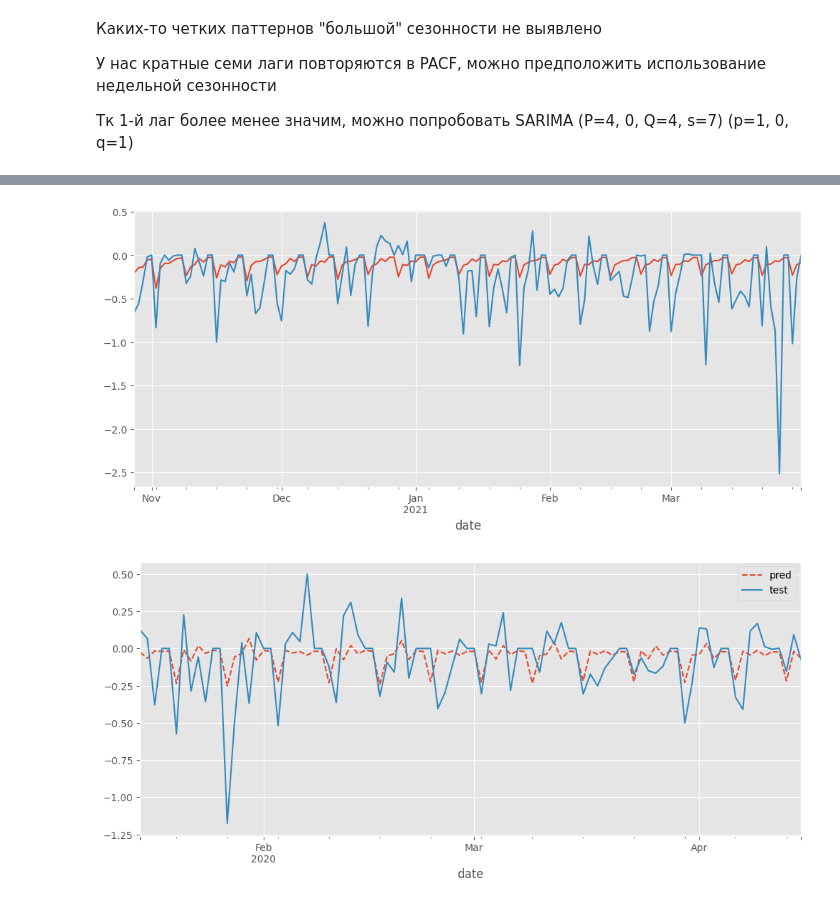
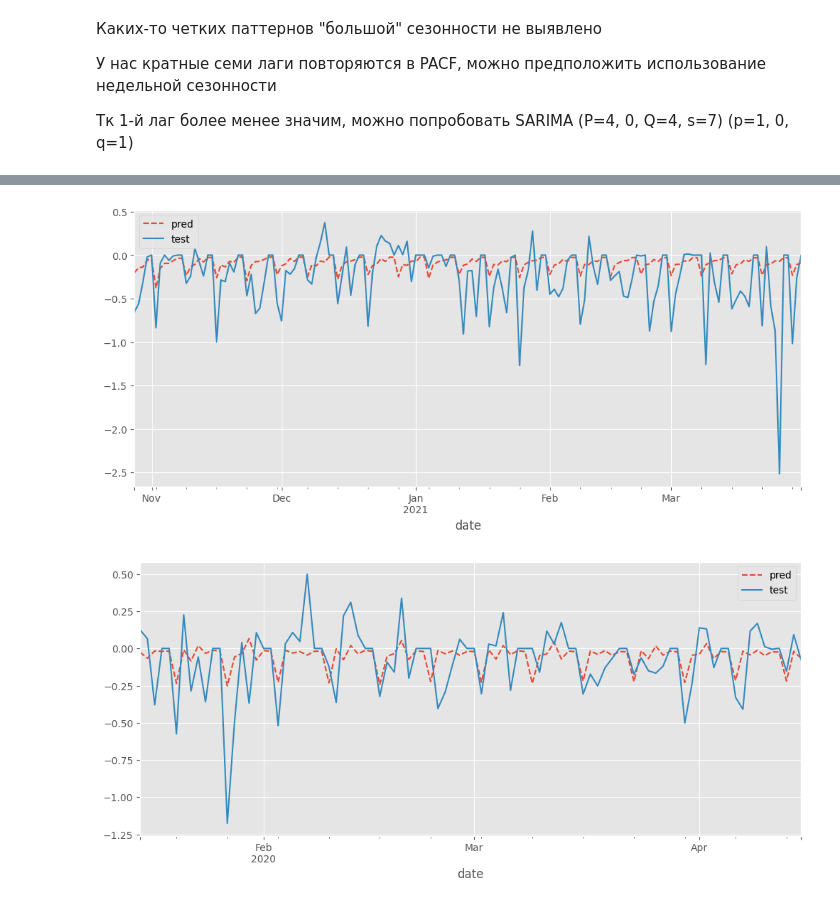
Before and after one commit to astatarinov/TS_project, a Jupyter notebook: notebooks/autoregression.ipynb, the cells around one changed output, grey strips where cells are left out. Cells and saved outputs as stored; diff of their text form; code cells hidden in the pictures.

```diff
--- a/notebooks/autoregression.ipynb
+++ b/notebooks/autoregression.ipynb
@@ -173,11 +175,12 @@ SARIMAX Results
 Warnings:
 [1] Covariance matrix calculated using the outer product of gradients (complex-step).
 # %%
-results.predict(start=y_test.index.min(), dynamic= True).plot()
-y_test.plot();
+results.predict(start=y_test.index.min(), dynamic= True).plot(label='pred', linestyle='--')
+y_test.plot(label='test');
+plt.legend();
 # df[['riders', 'forecast']].plot(figsize=(12, 8))
 # %% [output]
-[figure, old version]
+[figure, new version]
 # %%
 start = pd.Timestamp('2020-01-15')
 end = pd.Timestamp('2020-04-15')
```
Also changed, not shown: parts of 57 cells of this notebook, 3 other files.
